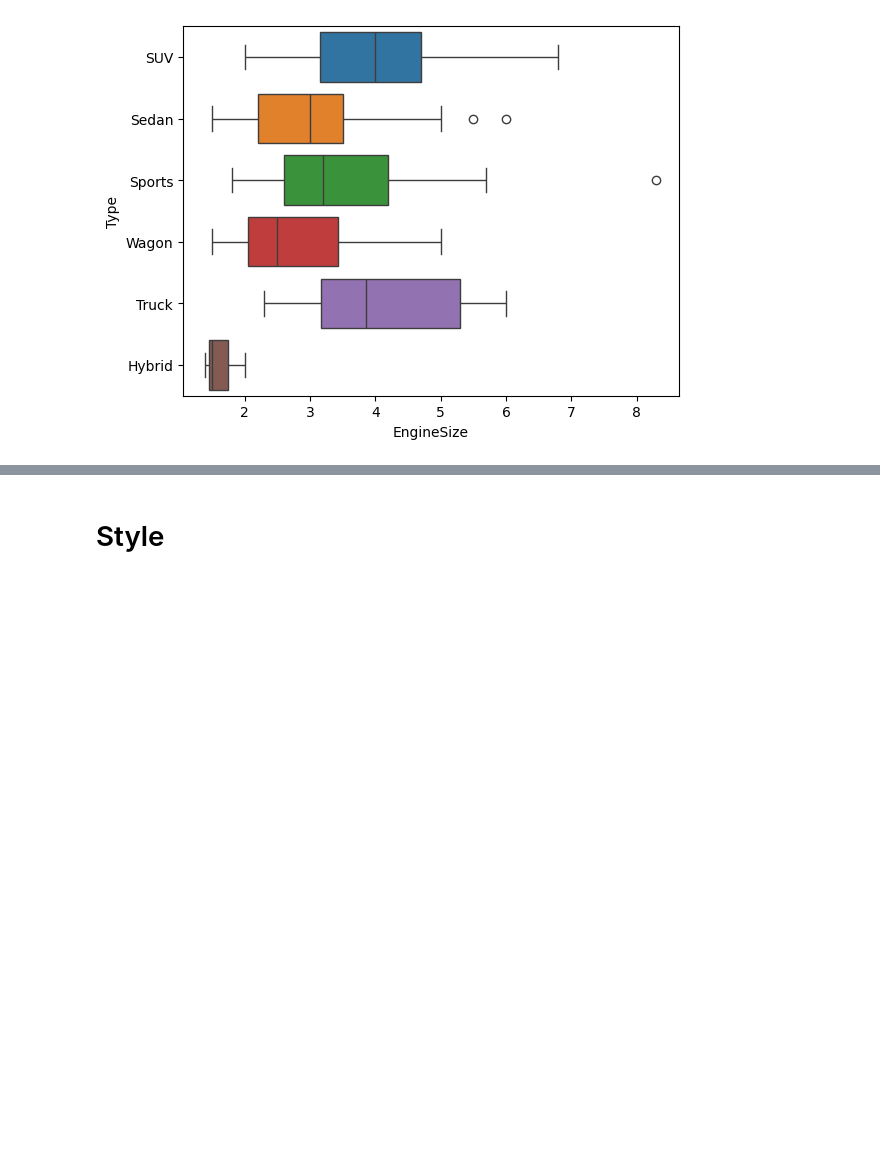
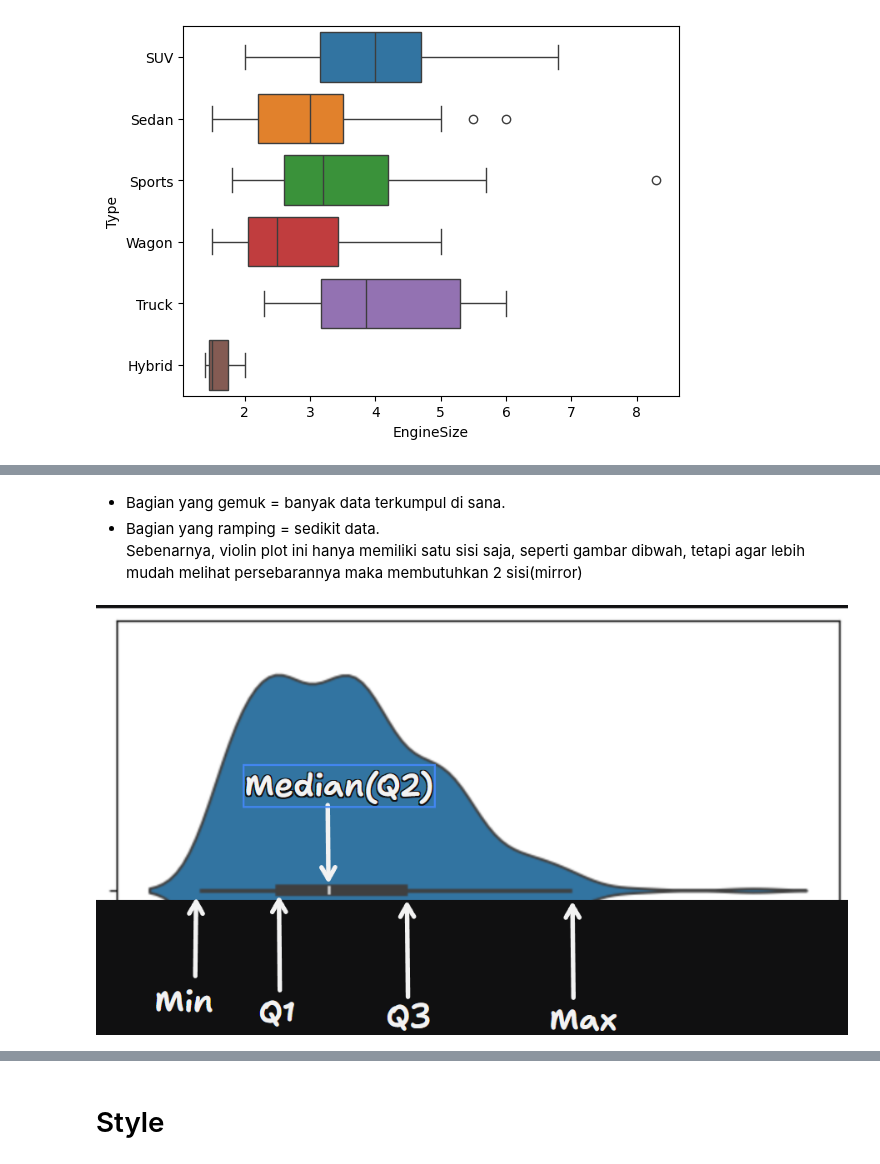
Before and after one commit to samuelnaibaho2005/Seaborn-Learning-Beginner, a Jupyter notebook: main.ipynb, the cells around one changed output, grey strips where cells are left out. Saved outputs shown, nothing was run; the diff lists cells and outputs as text; code cells hidden in the pictures; blank space fills up the shorter version.

```diff
--- a/main.ipynb
+++ b/main.ipynb
@@ -275,0 +296,8 @@ sns.boxplot(x='EngineSize', y='Type', data=df, hue='Type')
+# %% [markdown]
+- Bagian yang gemuk = banyak data terkumpul di sana.
+- Bagian yang ramping = sedikit data.<br>
+Sebenarnya, violin plot ini hanya memiliki satu sisi saja, seperti gambar dibwah, tetapi agar lebih mudah melihat persebarannya maka membutuhkan 2 sisi(mirror)
+# %%
+Image(filename='violin.png')
+# %% [output]
+[figure, added]
```
Also changed, not shown: parts of 28 cells of this notebook, 3 other files.
